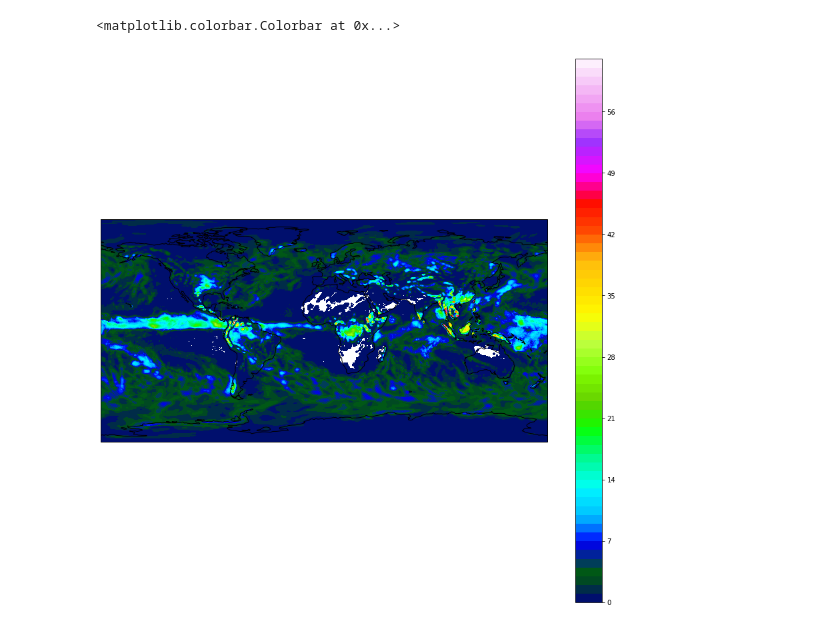
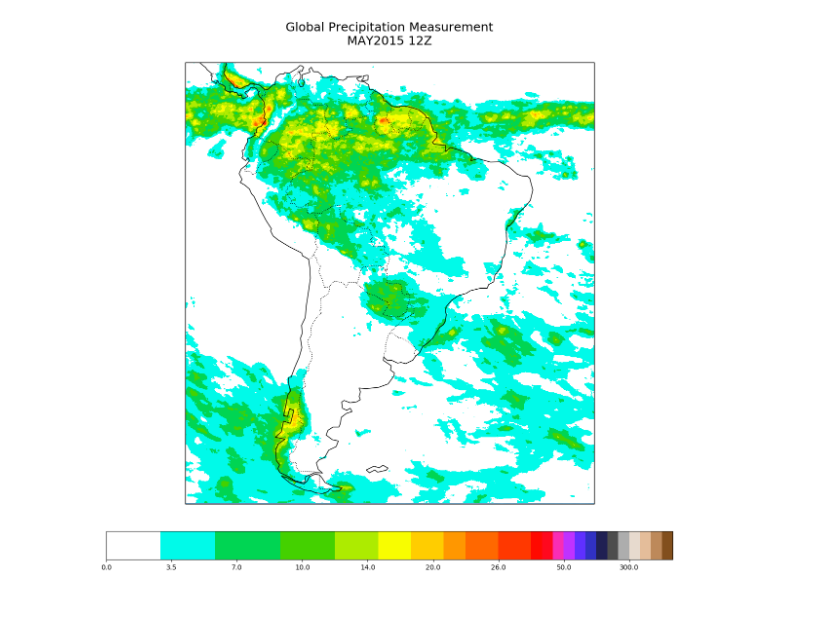
Before and after one commit to Wanhenri/netcdf_to_python, a Jupyter notebook: mapa_python.ipynb, the cells around one changed output. Drawn from its saved outputs; the diff is of its cells as text; code cells hidden in the pictures.

```diff
--- a/mapa_python.ipynb
+++ b/mapa_python.ipynb
@@ -39,0 +92,29 @@ lats = DS_NCEP.variables['lat'][:]
+# %%
+fig, ax = plt.subplots(111,figsize=(15,15), dpi=100)
+
+ax = plt.axes(projection=ccrs.PlateCarree())
+clevs=[0,1,1.5,2,2.5,3,3.5,4,5,5.5,6,6.5,7,7.5,8,8.5,9,9.5,10,10.5,
+       11,11.5,12,13,14,15,16,17,18,19,20,21,22,23,24,25,26,27,28,
+       29,30,40,50,70,100,150,200,250,300,400,500,600,750]
+cp = plt.contourf(lons,lats,te, clevs, cmap=cm.s3pcpn,zorder=1)
+
+
+ax.coastlines(resolution='110m')
+ax.add_feature(cartopy.feature.BORDERS, linestyle=':')
+#for BR
+ax.set_extent([-90, -25, -53, 11])
+ax.stock_img()
+ax.set_title(
+                       'Global Precipitation Measurement'
+                     + '\n'
+                     + 'MAY2015 12Z'
+                     + '\n',
+                     fontsize=18
+)
+
+fig.colorbar(cp, orientation='horizontal',pad=0.05)
+fig.set_label('mm')
+
+plt.show()
+# %% [output]
+[figure, added]
@@ -40,17 +136,8 @@ lats = DS_NCEP.variables['lat'][:]
 # %%
-fig, ax = plt.subplots(figsize=(15,15))
-
-ax = plt.axes(projection=ccrs.PlateCarree())
-#cp = plt.contourf(lons,lats,da, 70, transform=ccrs.PlateCarree(),cmap=plt.cm.gist_ncar,zorder=1)
-cp = plt.contourf(lons,lats,da, 70, cmap=plt.cm.gist_ncar,zorder=1)
-ax.coastlines(resolution='110m')
-
-#ax.set_extent([-85, -30, -60, 15])
-
-plt.colorbar(cp)
+#pylab.rcParams['figure.figsize'] = (20,5)
+#ax = plt.axes(projection=ccrs.Robinson())
+#plt.contourf(lons,lats,tt, 70, transform=ccrs.PlateCarree(),cmap=plt.cm.RdBu_r)
+#ax.coastlines()
 #ax.stock_img()
 #da.plot()
 #plt.show()
-# %% [output]
-<matplotlib.colorbar.Colorbar at 0x...>
-[figure, removed]
```
Also changed, not shown: parts of 18 cells of this notebook.
